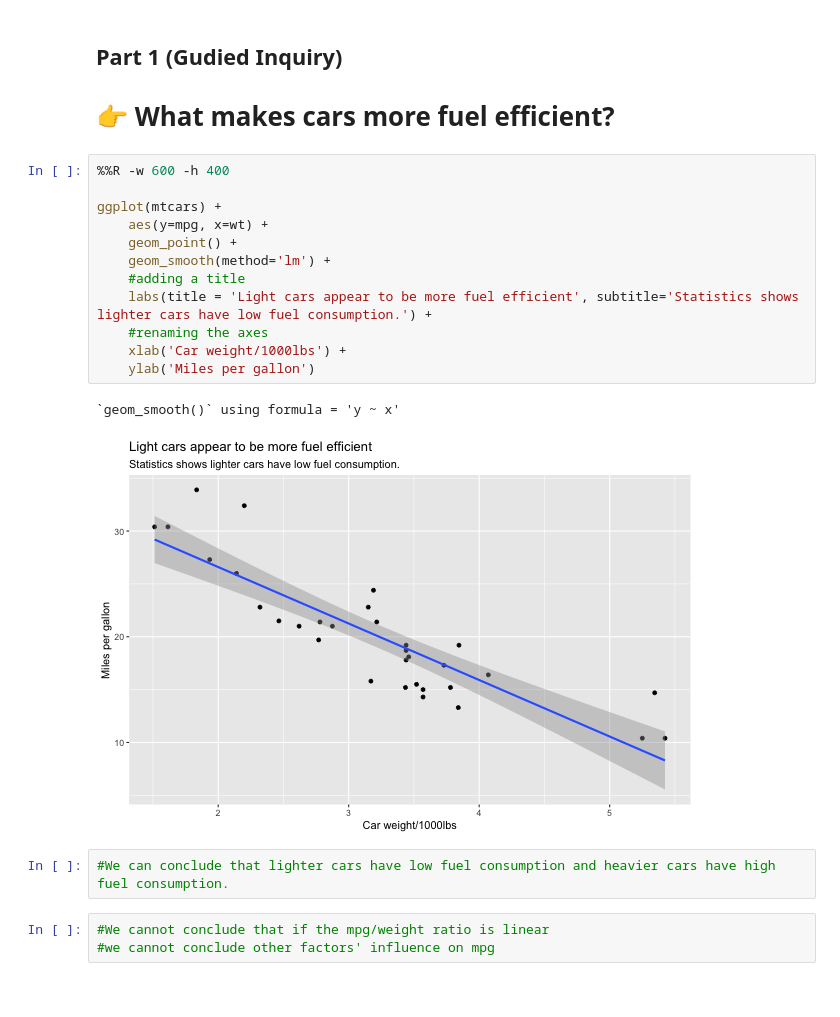
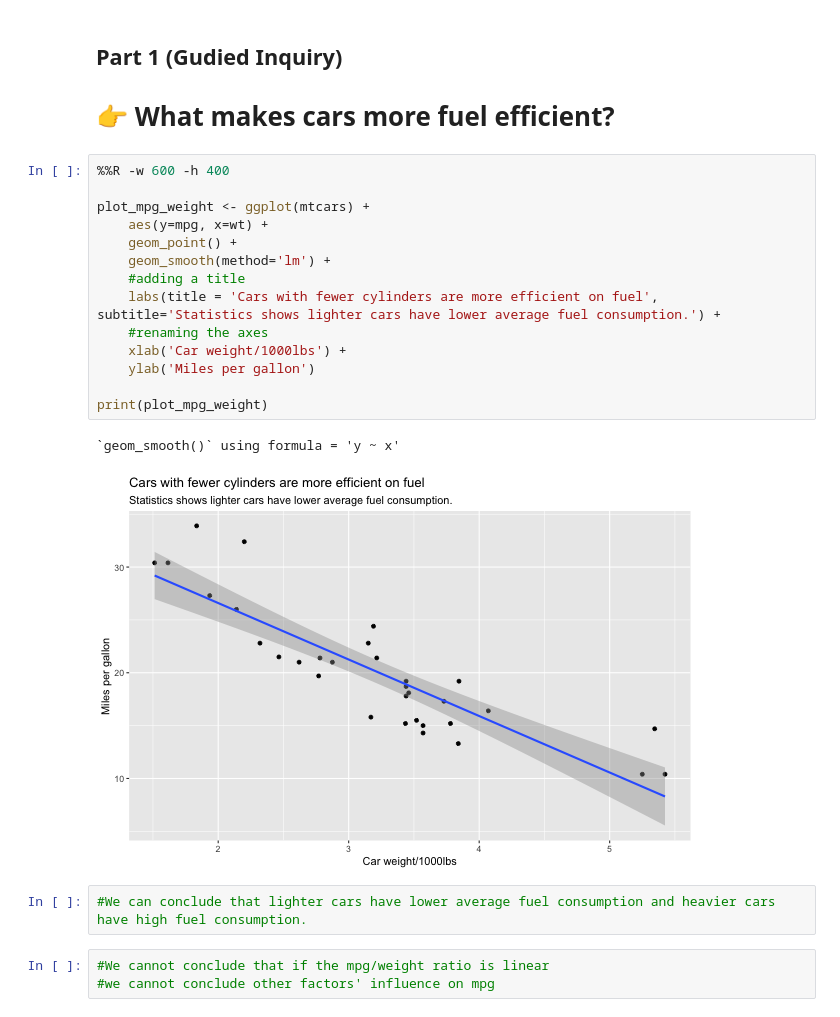
Before and after one commit to data4news-students/mtcars-exploratory-yong-xiong, a Jupyter notebook: notebook.ipynb, the cells around one changed output. Cells and saved outputs as stored; diff of their text form.

```diff
--- a/notebook.ipynb
+++ b/notebook.ipynb
@@ -225,20 +225,22 @@ ggplot(mtcars) +
 # %%
 %%R -w 600 -h 400
 
-ggplot(mtcars) +
+plot_mpg_weight <- ggplot(mtcars) +
     aes(y=mpg, x=wt) +
     geom_point() +
     geom_smooth(method='lm') +
     #adding a title
-    labs(title = 'Light cars appear to be more fuel efficient', subtitle='Statistics shows lighter cars have low fuel consumption.') +
+    labs(title = 'Cars with fewer cylinders are more efficient on fuel', subtitle='Statistics shows lighter cars have lower average fuel consumption.') +
     #renaming the axes
     xlab('Car weight/1000lbs') +
     ylab('Miles per gallon')
+
+print(plot_mpg_weight)
 # %% [output]
 `geom_smooth()` using formula = 'y ~ x'
-[figure, old version]
+[figure, new version]
 # %%
-#We can conclude that lighter cars have low fuel consumption and heavier cars have high fuel consumption.
+#We can conclude that lighter cars have lower average fuel consumption and heavier cars have high fuel consumption.
 # %%
 #We cannot conclude that if the mpg/weight ratio is linear
 #we cannot conclude other factors' influence on mpg
```
Also changed, not shown: parts of 7 cells of this notebook.
